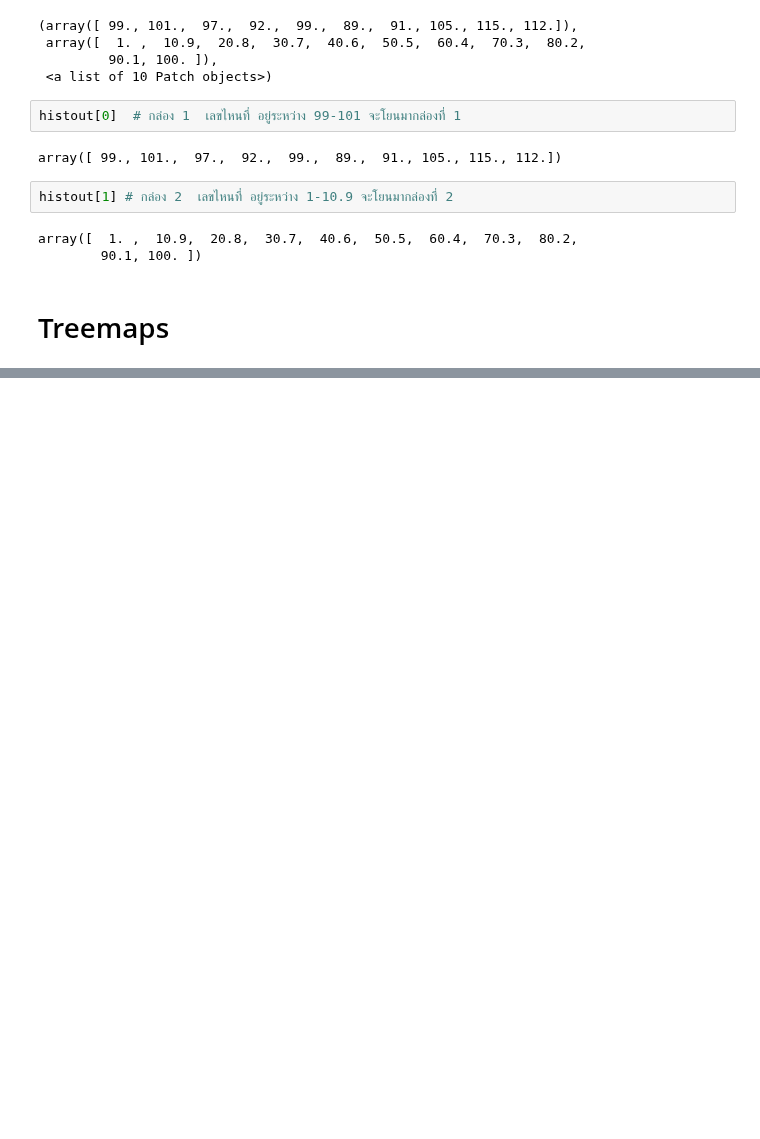
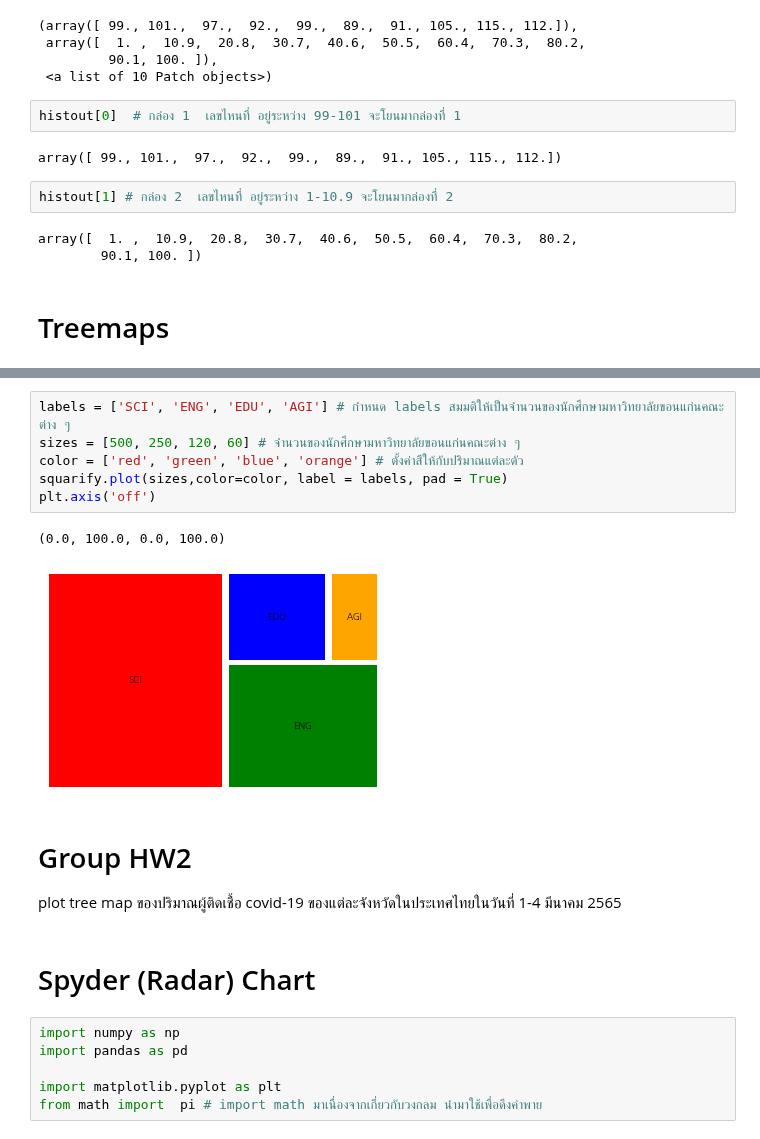
Before and after one commit to Wikanda-Hongboonmee/data_viz_2022, a Jupyter notebook: DataViz04_Data_Comparison.ipynb, the cells around one changed output, grey strips where cells are left out. Cells and saved outputs as stored; diff of their text form; blank space fills up the shorter version.

Commit message:
Tree Map and Spyder ยังไม่คอมเม้น

```diff
--- a/DataViz04_Data_Comparison.ipynb
+++ b/DataViz04_Data_Comparison.ipynb
@@ -437,0 +482,20 @@ array([  1. ,  10.9,  20.8,  30.7,  40.6,  50.5,  60.4,  70.3,  80.2,
+# %%
+labels = ['SCI', 'ENG', 'EDU', 'AGI'] # กำหนด labels สมมติให้เป็นจำนวนของนักศึกษามหาวิทยาลัยขอนแก่นคณะต่าง ๆ
+sizes = [500, 250, 120, 60] # จำนวนของนักศึกษามหาวิทยาลัยขอนแก่นคณะต่าง ๆ
+color = ['red', 'green', 'blue', 'orange'] # ตั้งค่าสีให้กับปริมาณแต่ละตัว
+squarify.plot(sizes,color=color, label = labels, pad = True)
+plt.axis('off')
+# %% [output]
+(0.0, 100.0, 0.0, 100.0)
+[figure, added]
+# %% [markdown]
+# Group HW2
+plot tree map ของปริมาณผู้ติดเชื้อ covid-19 ของแต่ละจังหวัดในประเทศไทยในวันที่ 1-4 มีนาคม 2565
+# %% [markdown]
+# Spyder (Radar) Chart
+# %%
+import numpy as np
+import pandas as pd
+
+import matplotlib.pyplot as plt
+from math import  pi # import math มาเนื่องจากเกี่ยวกับวงกลม นำมาใช้เพื่อดึงค่าพาย
```
Also changed, not shown: parts of 13 cells of this notebook.
